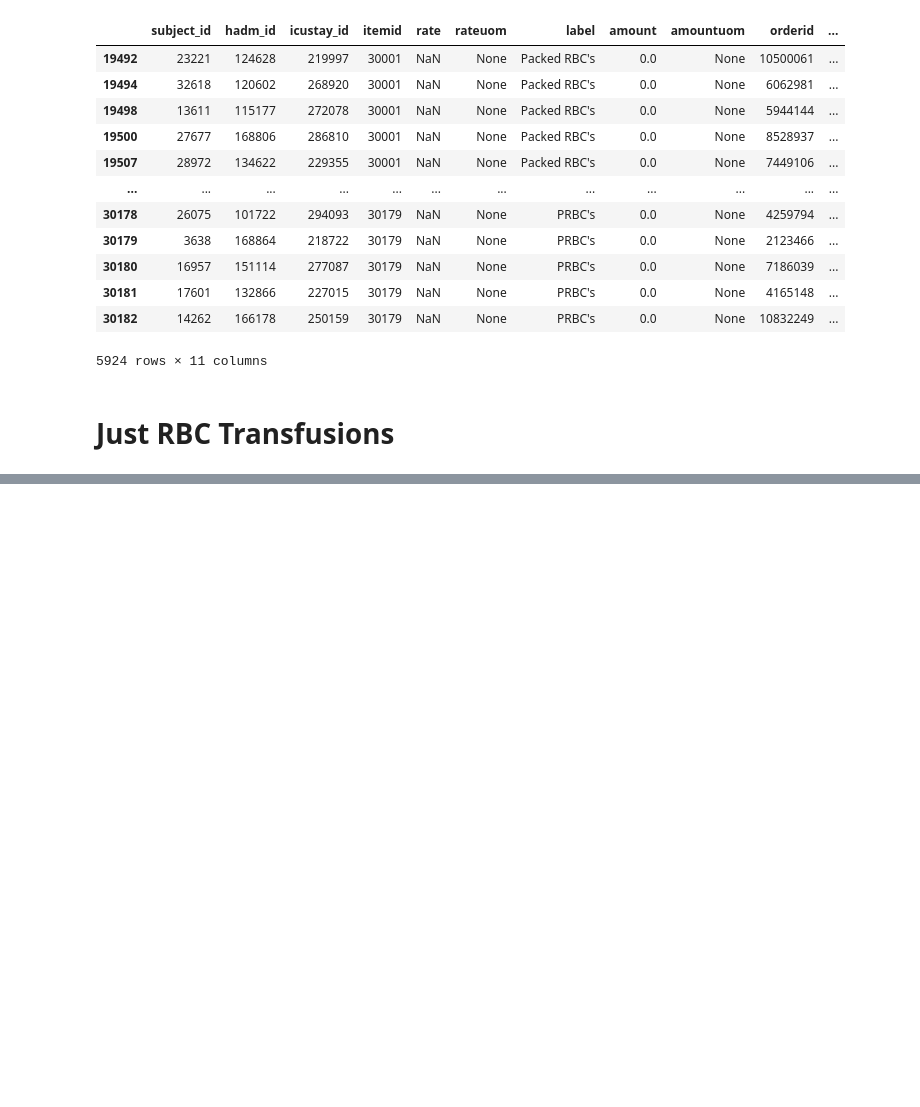
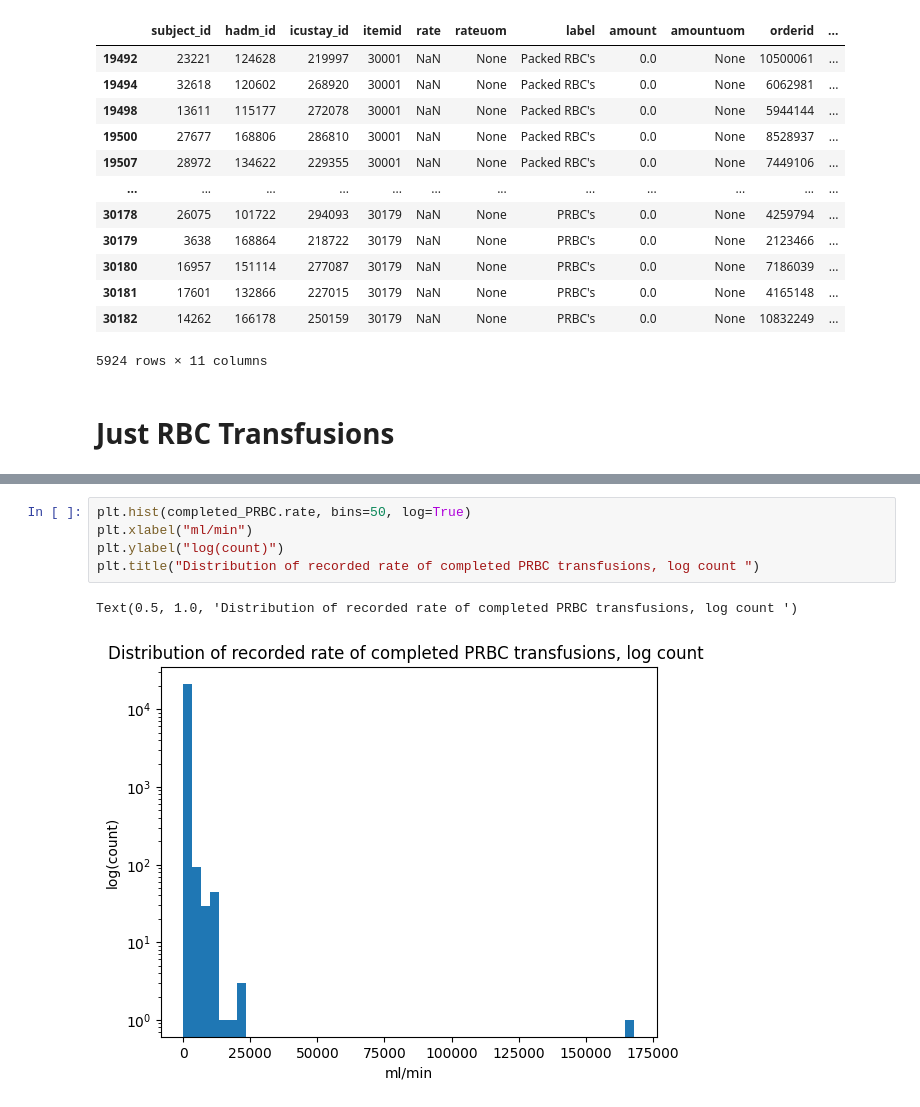
Before and after one commit to kmorhun/tranfusion-reactions, a Jupyter notebook: exploratory_data_analysis/eda_kat.ipynb, the cells around one changed output, grey strips where cells are left out. Saved outputs shown, nothing was run; the diff lists cells and outputs as text; blank space fills up the shorter version.

```diff
--- a/exploratory_data_analysis/eda_kat.ipynb
+++ b/exploratory_data_analysis/eda_kat.ipynb
@@ -670,0 +862,8 @@ rbc_transfusion_results
+# %%
+plt.hist(completed_PRBC.rate, bins=50, log=True)
+plt.xlabel("ml/min")
+plt.ylabel("log(count)")
+plt.title("Distribution of recorded rate of completed PRBC transfusions, log count ")
+# %% [output]
+Text(0.5, 1.0, 'Distribution of recorded rate of completed PRBC transfusions, log count ')
+[figure, added]
```
Also changed, not shown: parts of 11 cells of this notebook.
